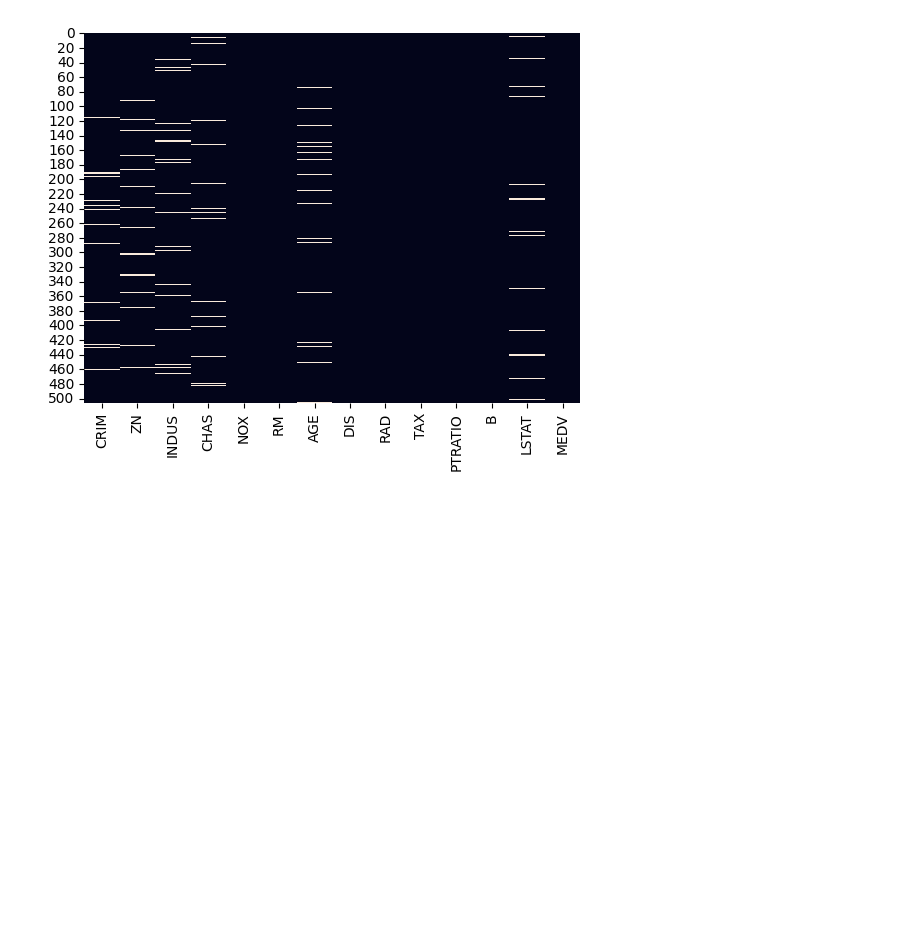
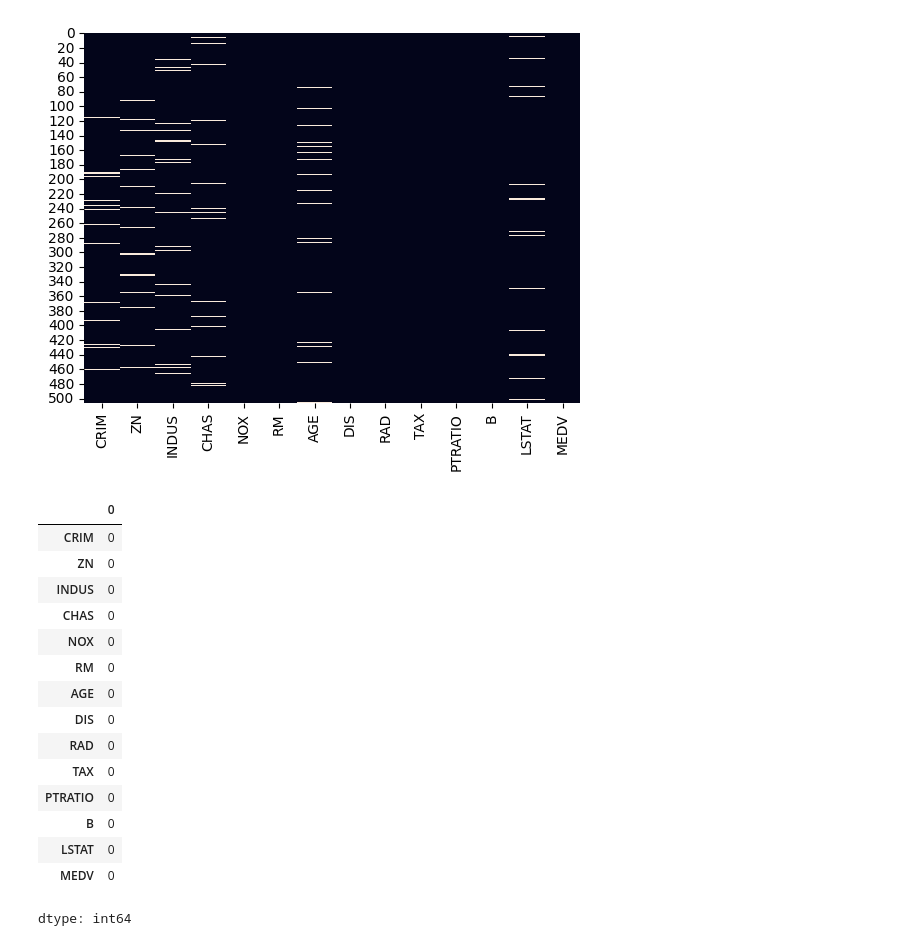
Before and after one commit to M-Rathnayake/House-Price-Prediction, a Jupyter notebook: housingBoston.ipynb, the cells around one changed output. Drawn from its saved outputs; the diff is of its cells as text; code cells hidden in the pictures; blank space fills up the shorter version.

Commit message:
Handled null values successfully

```diff
--- a/housingBoston.ipynb
+++ b/housingBoston.ipynb
@@ -35,3 +35,29 @@ sns.heatmap(df.isnull(), cbar=False)  # Visualize missingness
 # %% [output]
 <Axes: >
 [figure]
+# %%
+#from the above output we can conclude that the missingness is moderate and scattered which is not severe.
+#to foll the missing values i can use either mean or median, as a best practise i will use median which is best for skewed data.
+
+df = df.fillna(df.median())
+#check for null
+df.isnull().sum()
+
+#check is successfull -  all null values are handled by now
+# %% [output]
+|  | 0 |
+| CRIM | 0 |
+| ZN | 0 |
+| INDUS | 0 |
+| CHAS | 0 |
+| NOX | 0 |
+| RM | 0 |
+| AGE | 0 |
+| DIS | 0 |
+| RAD | 0 |
+| TAX | 0 |
+| PTRATIO | 0 |
+| B | 0 |
+| LSTAT | 0 |
+| MEDV | 0 |
+dtype: int64
```
Also changed, not shown: parts of 1 cell of this notebook.
